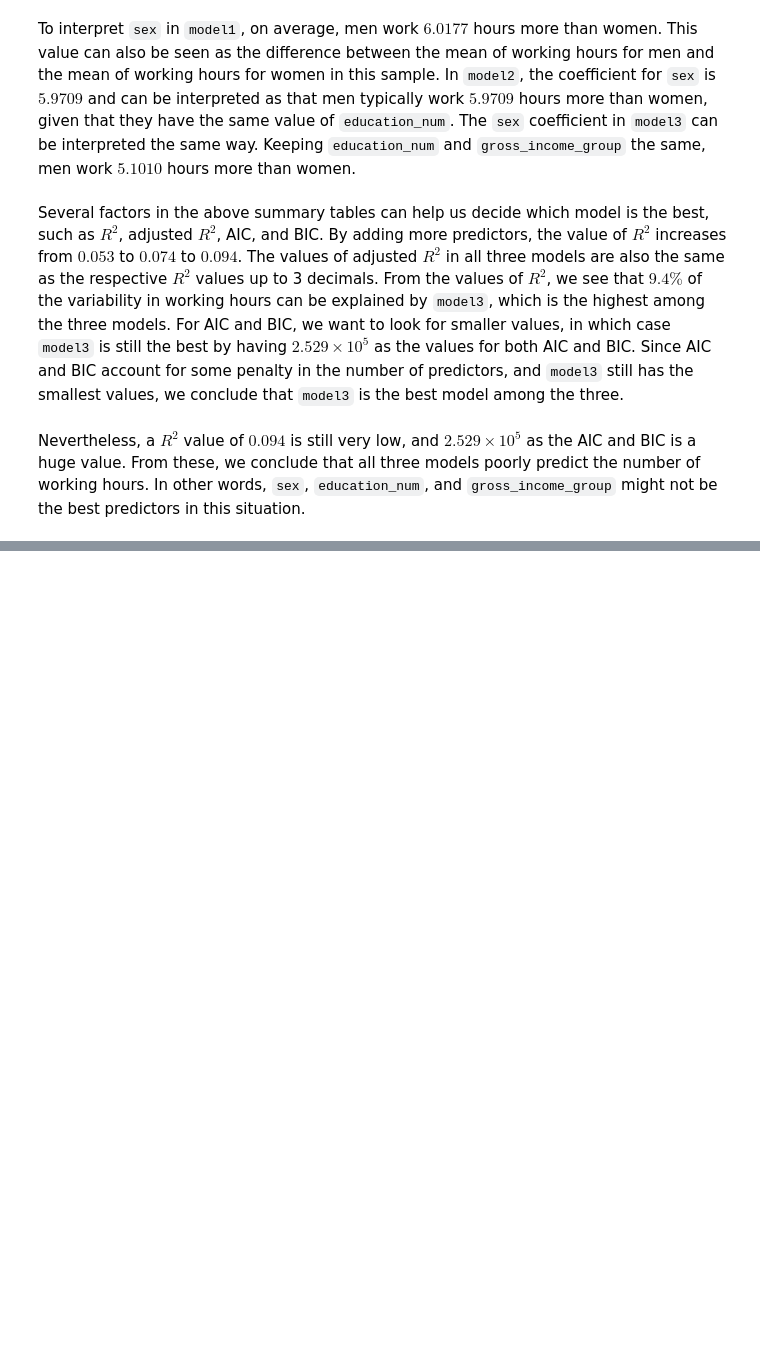
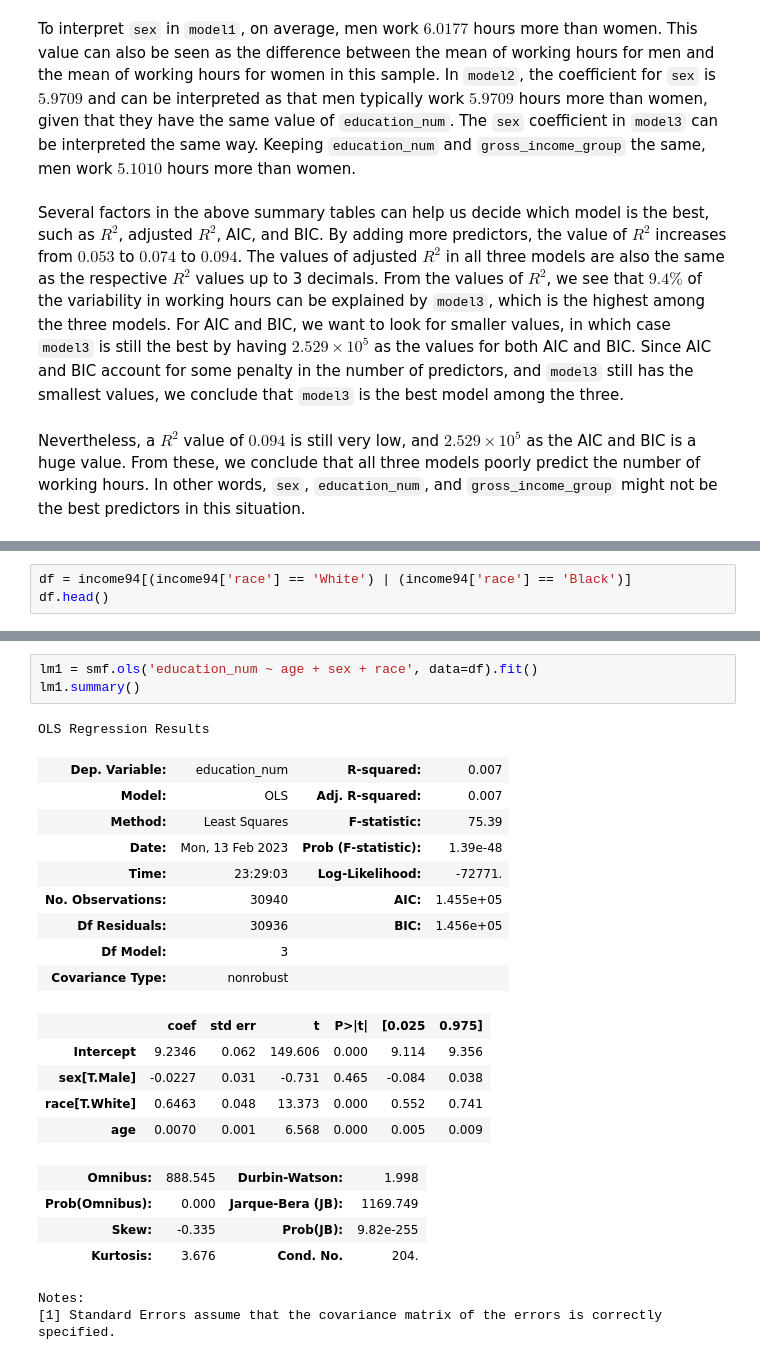
Before and after one commit to BullDF/JSC270_HW2_2022_YMENG, a Jupyter notebook: Assignment2_YMENG.ipynb, the cells around one changed output, grey strips where cells are left out. Saved outputs shown, nothing was run; the diff lists cells and outputs as text; blank space fills up the shorter version.

```diff
--- a/Assignment2_YMENG.ipynb
+++ b/Assignment2_YMENG.ipynb
@@ -418,0 +437,3 @@ Nevertheless, a $R^2$ value of $0.094$ is still very low, and $2.529\times 10^5$
+# %%
+df = income94[(income94['race'] == 'White') | (income94['race'] == 'Black')]
+df.head()
@@ -418,0 +447,25 @@ Nevertheless, a $R^2$ value of $0.094$ is still very low, and $2.529\times 10^5$
+# %%
+lm1 = smf.ols('education_num ~ age + sex + race', data=df).fit()
+lm1.summary()
+# %% [output]
+OLS Regression Results
+| Dep. Variable: | education_num | R-squared: | 0.007 |
+| Model: | OLS | Adj. R-squared: | 0.007 |
+| Method: | Least Squares | F-statistic: | 75.39 |
+| Date: | Mon, 13 Feb 2023 | Prob (F-statistic): | 1.39e-48 |
+| Time: | 23:29:03 | Log-Likelihood: | -72771. |
+| No. Observations: | 30940 | AIC: | 1.455e+05 |
+| Df Residuals: | 30936 | BIC: | 1.456e+05 |
+| Df Model: | 3 |  |  |
+| Covariance Type: | nonrobust |  |  |
+|  | coef | std err | t | P>|t| | [0.025 | 0.975] |
+| Intercept | 9.2346 | 0.062 | 149.606 | 0.000 | 9.114 | 9.356 |
+| sex[T.Male] | -0.0227 | 0.031 | -0.731 | 0.465 | -0.084 | 0.038 |
+| race[T.White] | 0.6463 | 0.048 | 13.373 | 0.000 | 0.552 | 0.741 |
+| age | 0.0070 | 0.001 | 6.568 | 0.000 | 0.005 | 0.009 |
+| Omnibus: | 888.545 | Durbin-Watson: | 1.998 |
+| Prob(Omnibus): | 0.000 | Jarque-Bera (JB): | 1169.749 |
+| Skew: | -0.335 | Prob(JB): | 9.82e-255 |
+| Kurtosis: | 3.676 | Cond. No. | 204. |
+Notes:
+[1] Standard Errors assume that the covariance matrix of the errors is correctly specified.
```
Also changed, not shown: parts of 6 cells of this notebook.
